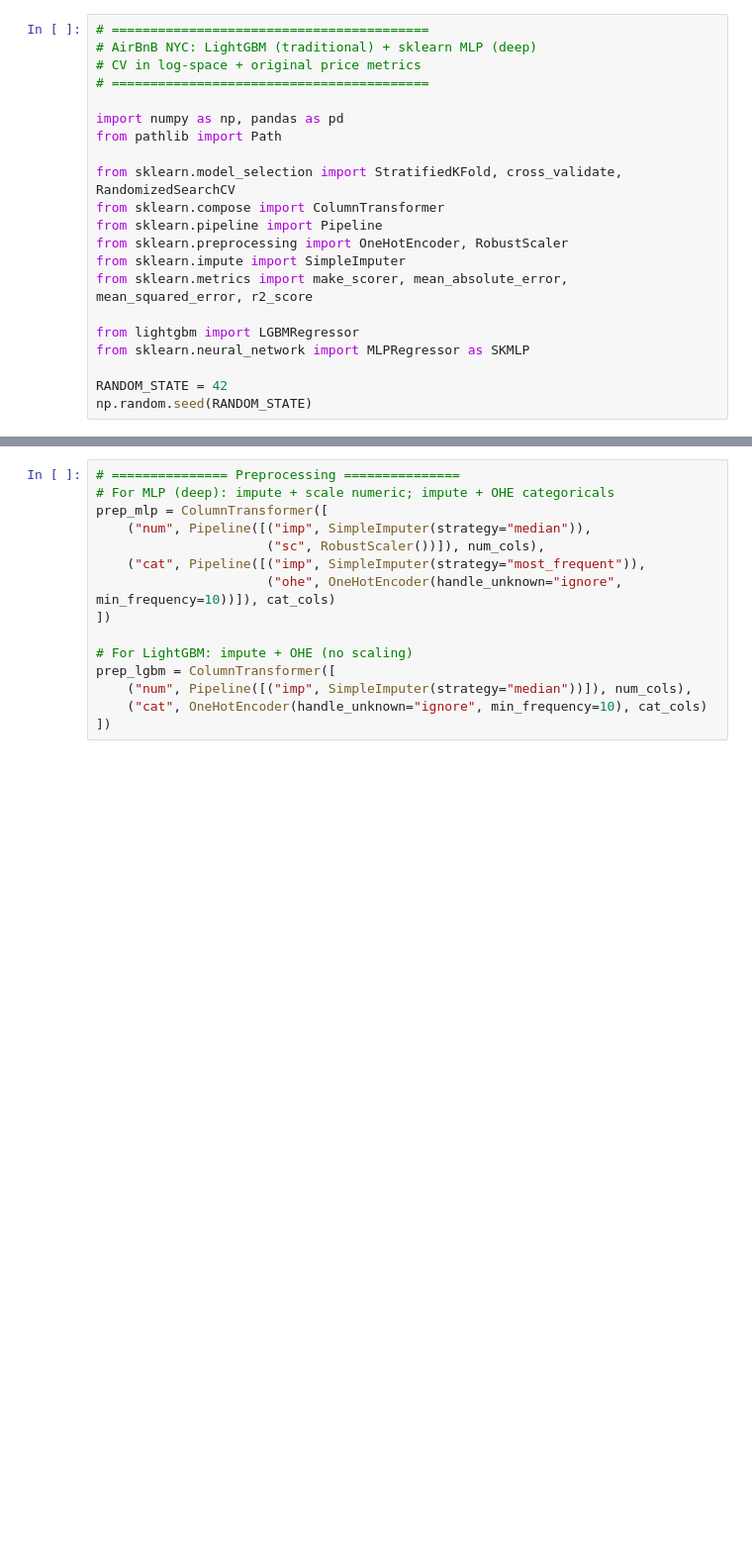
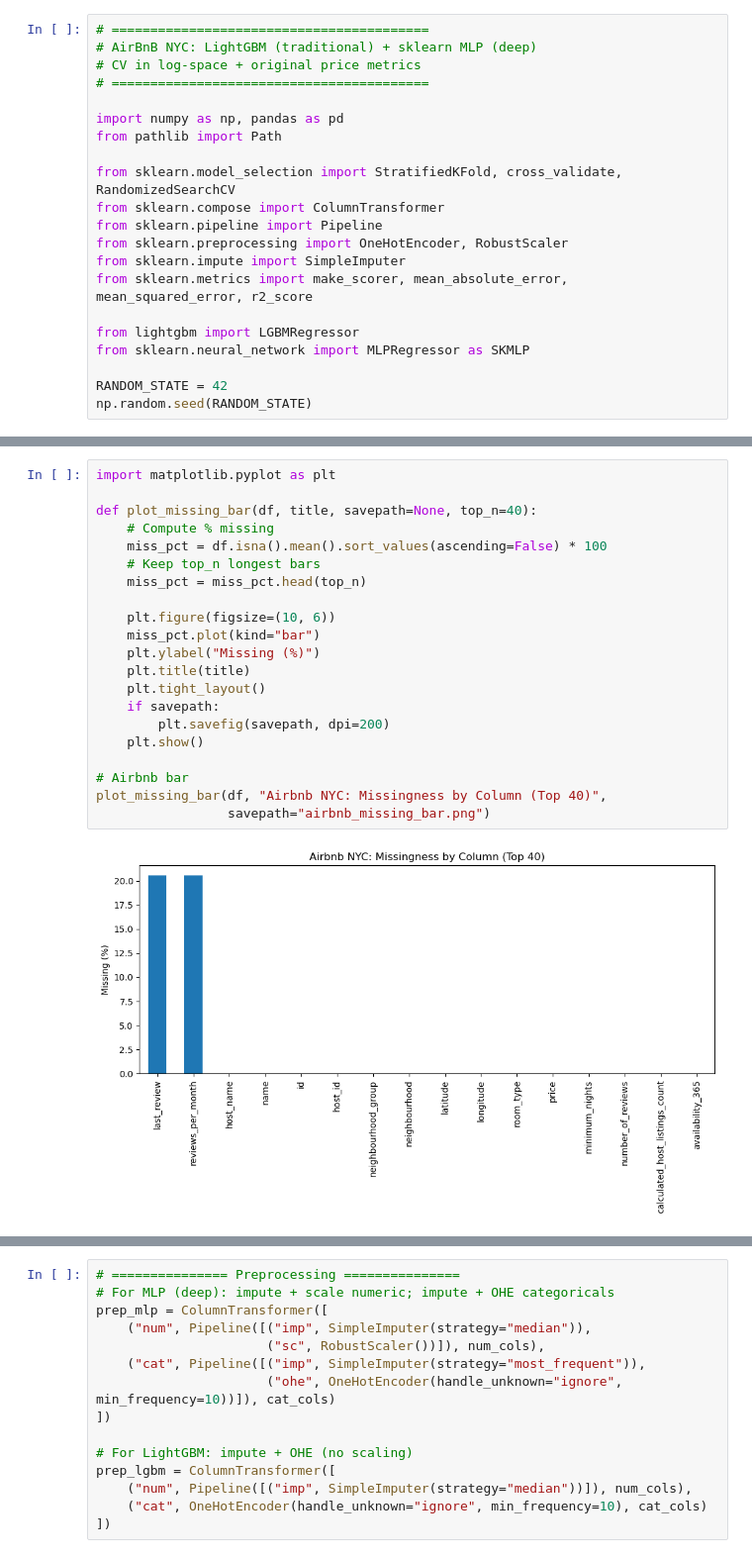
Before and after one commit to YanwithA/MachineLearning, a Jupyter notebook: Airbnb.ipynb, the cells around one changed output, grey strips where cells are left out. Shown at 99% size. Drawn from its saved outputs; the diff is of its cells as text; blank space fills up the shorter version.

Commit message:
Airbnb

```diff
--- a/Airbnb.ipynb
+++ b/Airbnb.ipynb
@@ -22,2 +51,25 @@ np.random.seed(RANDOM_STATE)
+# %%
+import matplotlib.pyplot as plt
+
+def plot_missing_bar(df, title, savepath=None, top_n=40):
+    # Compute % missing
+    miss_pct = df.isna().mean().sort_values(ascending=False) * 100
+    # Keep top_n longest bars
+    miss_pct = miss_pct.head(top_n)
+
+    plt.figure(figsize=(10, 6))
+    miss_pct.plot(kind="bar")
+    plt.ylabel("Missing (%)")
+    plt.title(title)
+    plt.tight_layout()
+    if savepath:
+        plt.savefig(savepath, dpi=200)
+    plt.show()
+
+# Airbnb bar
+plot_missing_bar(df, "Airbnb NYC: Missingness by Column (Top 40)",
+                 savepath="airbnb_missing_bar.png")
+# %% [output]
+[figure, added]
 # %%
 # =============== Load ===============
```
Also changed, not shown: parts of 5 cells of this notebook.
